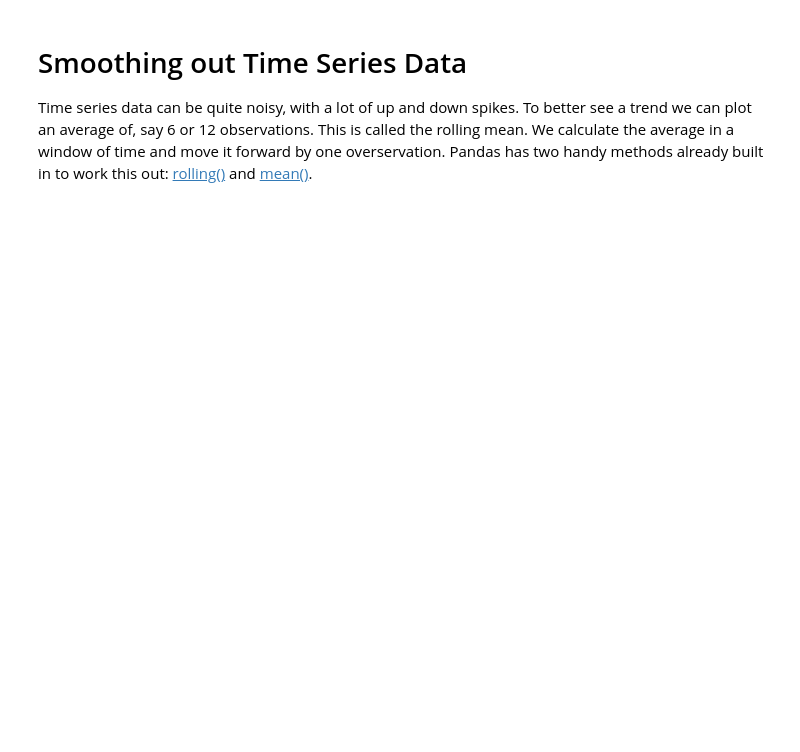
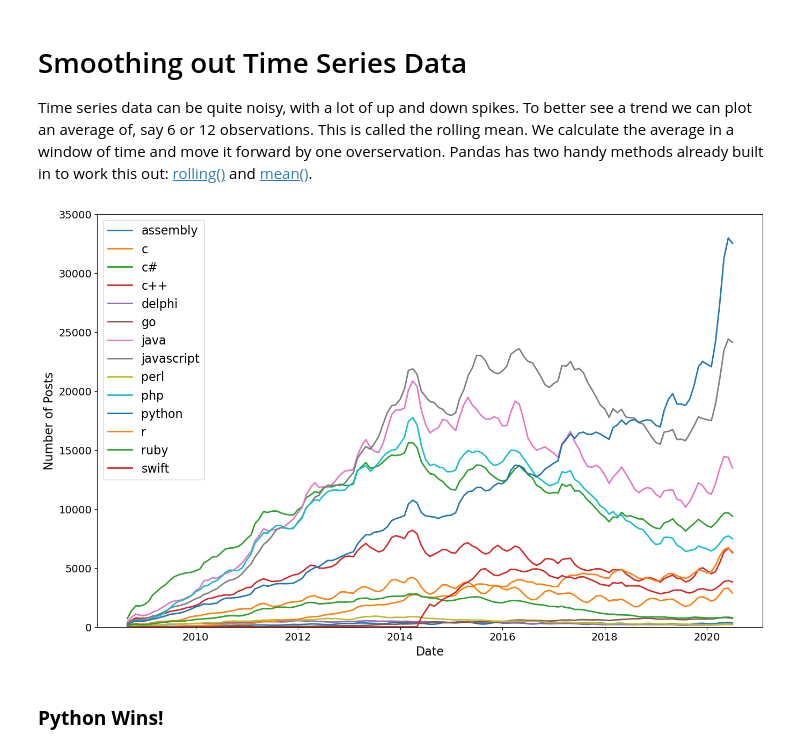
Before and after one commit to wrecker-of-code/popular-languages-pandas, a Jupyter notebook: Programming_Languages.ipynb, the cells around one changed output. Cells and saved outputs as stored; diff of their text form; code cells hidden in the pictures; blank space fills up the shorter version.

```diff
--- a/Programming_Languages.ipynb
+++ b/Programming_Languages.ipynb
@@ -258,3 +298,22 @@ plt.plot(reshaped_df.index, reshaped_df['java'])
 # Smoothing out Time Series Data
 
 Time series data can be quite noisy, with a lot of up and down spikes. To better see a trend we can plot an average of, say 6 or 12 observations. This is called the rolling mean. We calculate the average in a window of time and move it forward by one overservation. Pandas has two handy methods already built in to work this out: [rolling()](https://pandas.pydata.org/pandas-docs/stable/reference/api/pandas.DataFrame.rolling.html) and [mean()](https://pandas.pydata.org/pandas-docs/stable/reference/api/pandas.core.window.rolling.Rolling.mean.html).
+# %%
+rolled_df = reshaped_df.rolling(window=3).mean()
+# %%
+with io.capture_output() as captured:
+    plt.figure(figsize=(16, 10))
+    plt.xticks(fontsize=14)
+    plt.yticks(fontsize=14)
+    plt.xlabel('Date', fontsize=16)
+    plt.ylabel('Number of Posts', fontsize=16)
+    plt.ylim(0, 35000)
+
+    for column in rolled_df.columns:
+        plt.plot(rolled_df.index, rolled_df[column], linewidth=2, label=rolled_df[column].name)
+
+    plt.legend(fontsize=16)
+# %% [output]
+[figure, added]
+# %% [markdown]
+### **Python Wins!**
```
Also changed, not shown: parts of 5 cells of this notebook.
